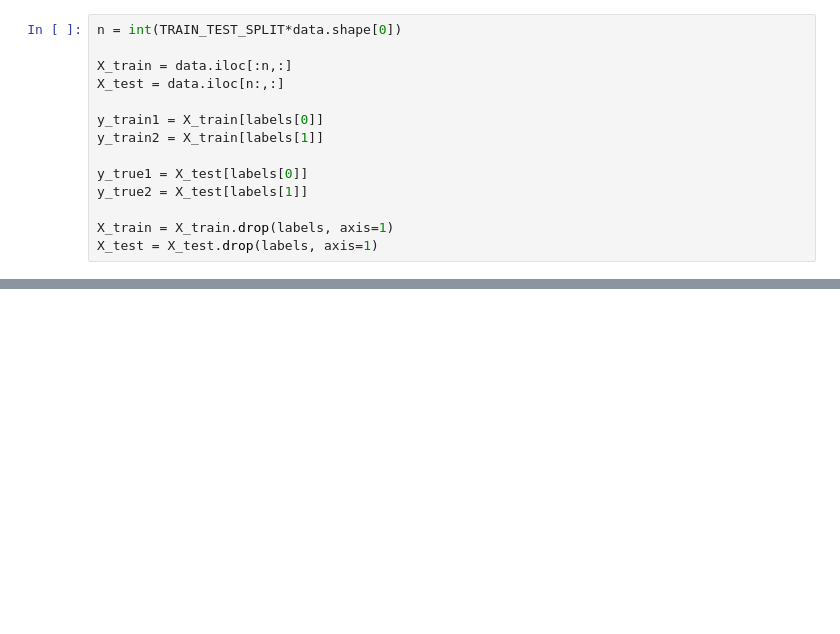
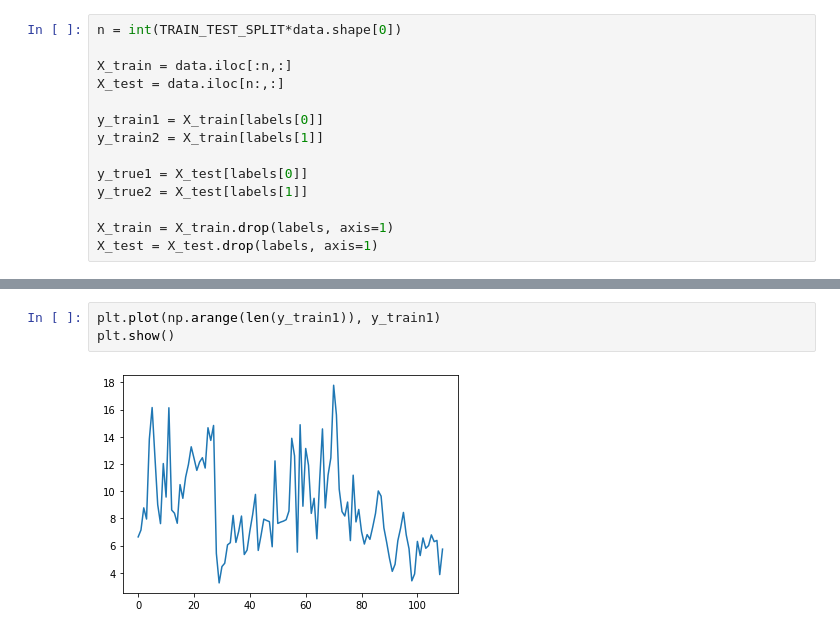
Before and after one commit to p-lothaller/Air-Quality-Forecast-Challenge, a Jupyter notebook: models/xgboost.ipynb, the cells around one changed output, grey strips where cells are left out. Cells and saved outputs as stored; diff of their text form; blank space fills up the shorter version.

```diff
--- a/models/xgboost.ipynb
+++ b/models/xgboost.ipynb
@@ -163,0 +178,5 @@ plt.show()
+# %%
+plt.plot(np.arange(len(y_train1)), y_train1)
+plt.show()
+# %% [output]
+[figure, added]
```
Also changed, not shown: parts of 13 cells of this notebook, 1 other file.
